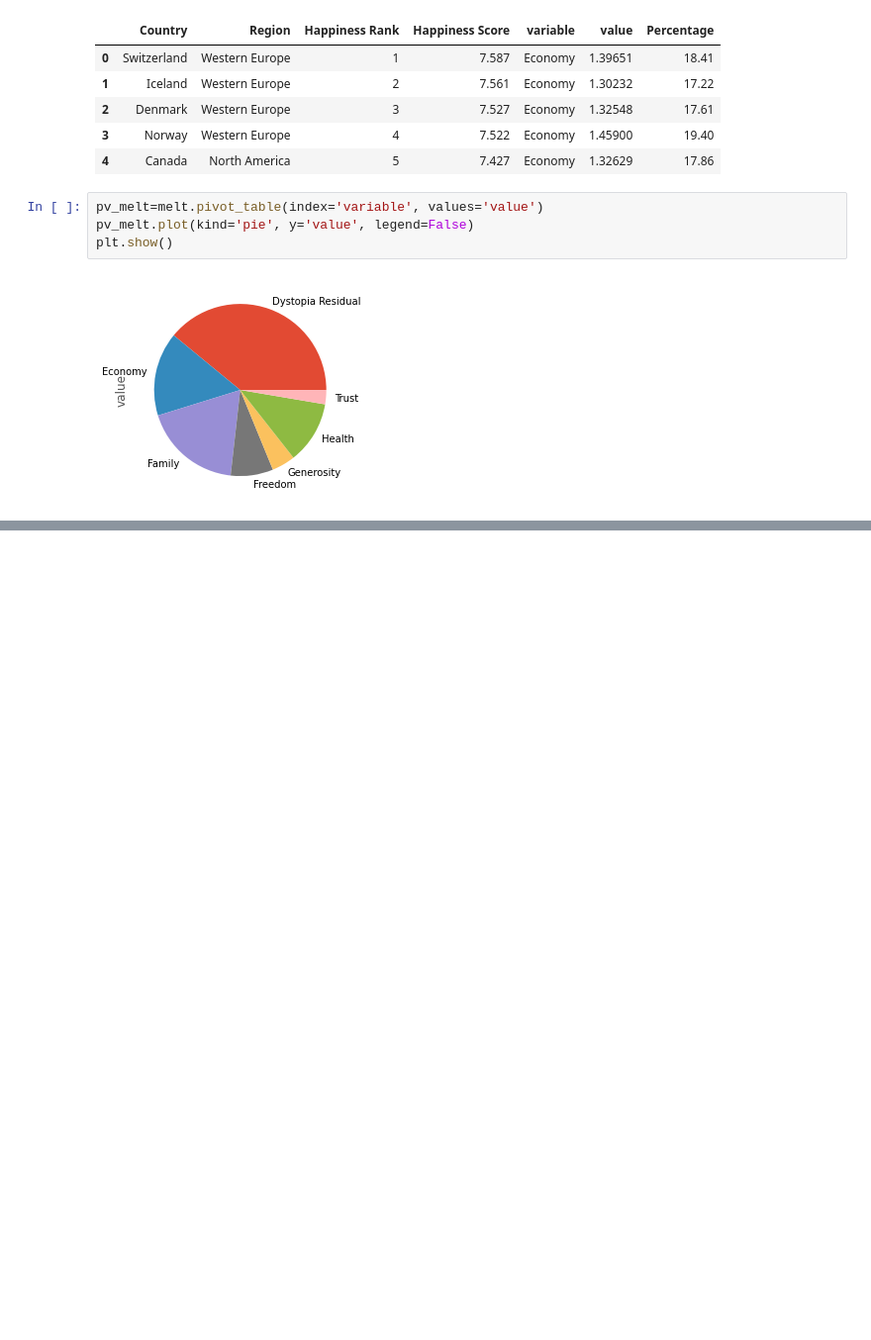
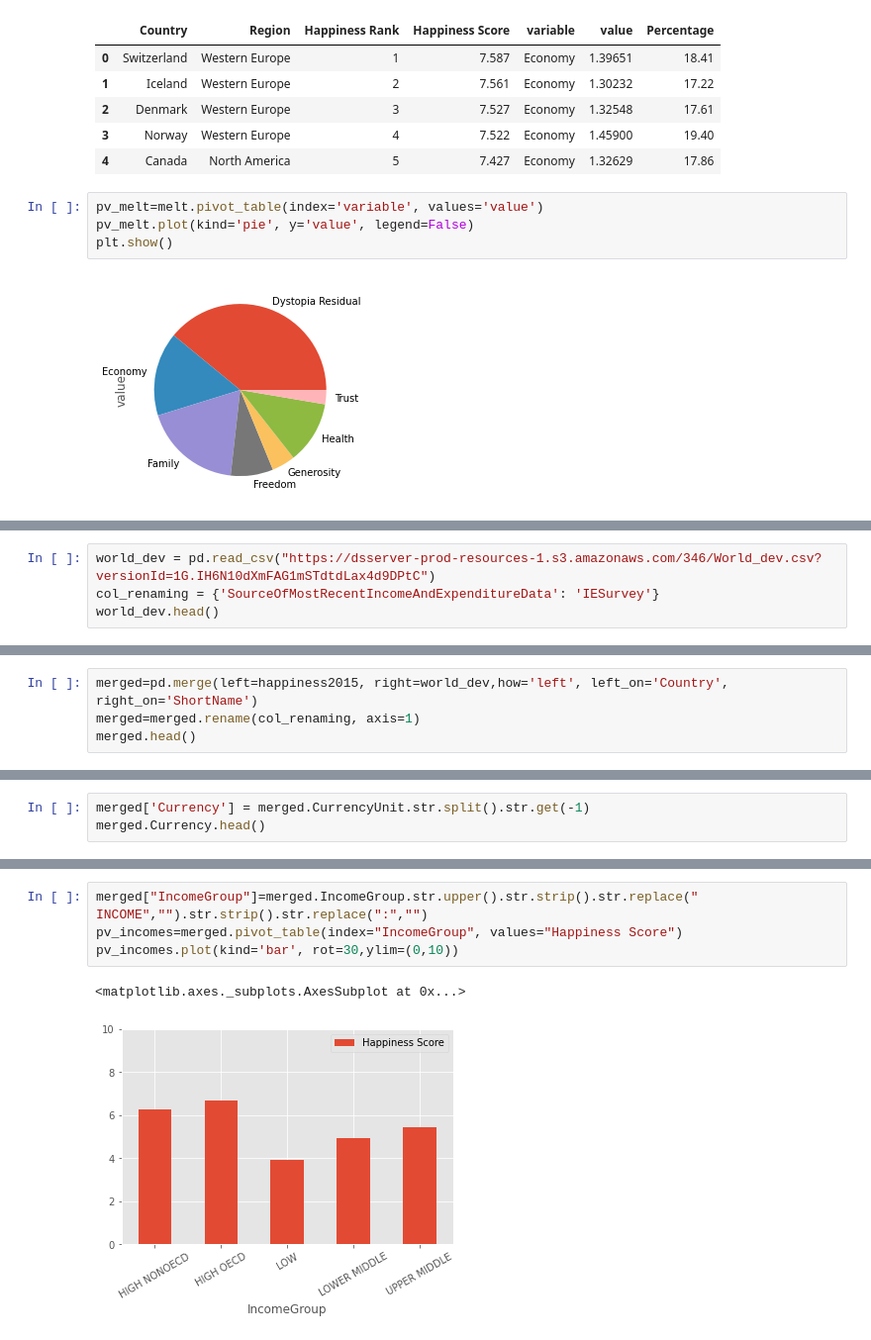
Before and after one commit to VictorOmondi1997/exploring-whr, a Jupyter notebook: exploring_whr.ipynb, the cells around one changed output, grey strips where cells are left out. Shown at 99% size. Drawn from its saved outputs; the diff is of its cells as text; blank space fills up the shorter version.

```diff
--- a/exploring_whr.ipynb
+++ b/exploring_whr.ipynb
@@ -211,0 +230,4 @@ plt.show()
+# %%
+world_dev = pd.read_csv("https://dsserver-prod-resources-1.s3.amazonaws.com/346/World_dev.csv?versionId=1G.IH6N10dXmFAG1mSTdtdLax4d9DPtC")
+col_renaming = {'SourceOfMostRecentIncomeAndExpenditureData': 'IESurvey'}
+world_dev.head()
@@ -211,0 +241,4 @@ plt.show()
+# %%
+merged=pd.merge(left=happiness2015, right=world_dev,how='left', left_on='Country', right_on='ShortName')
+merged=merged.rename(col_renaming, axis=1)
+merged.head()
@@ -211,0 +252,3 @@ plt.show()
+# %%
+merged['Currency'] = merged.CurrencyUnit.str.split().str.get(-1)
+merged.Currency.head()
@@ -211,0 +274,7 @@ plt.show()
+# %%
+merged["IncomeGroup"]=merged.IncomeGroup.str.upper().str.strip().str.replace(" INCOME","").str.strip().str.replace(":","")
+pv_incomes=merged.pivot_table(index="IncomeGroup", values="Happiness Score")
+pv_incomes.plot(kind='bar', rot=30,ylim=(0,10))
+# %% [output]
+<matplotlib.axes._subplots.AxesSubplot at 0x...>
+[figure, added]
```
Also changed, not shown: parts of 28 cells of this notebook.
